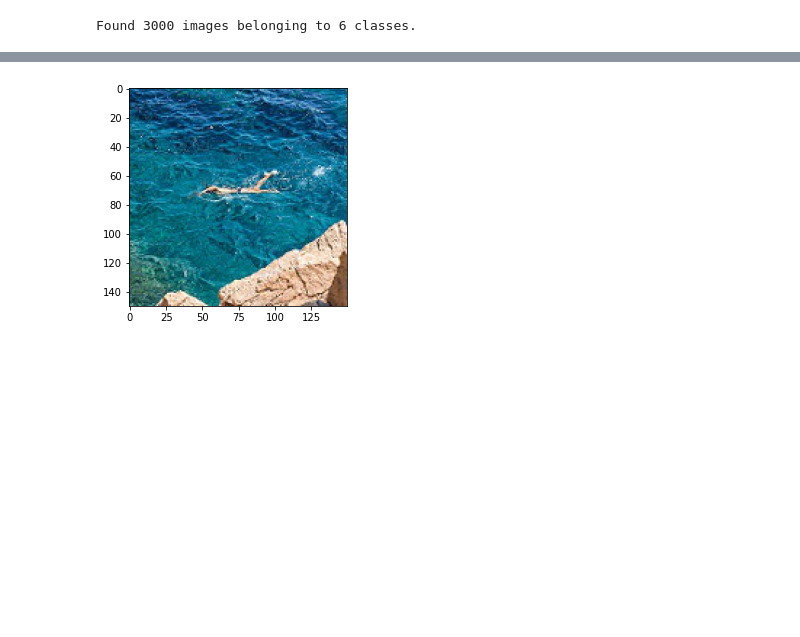
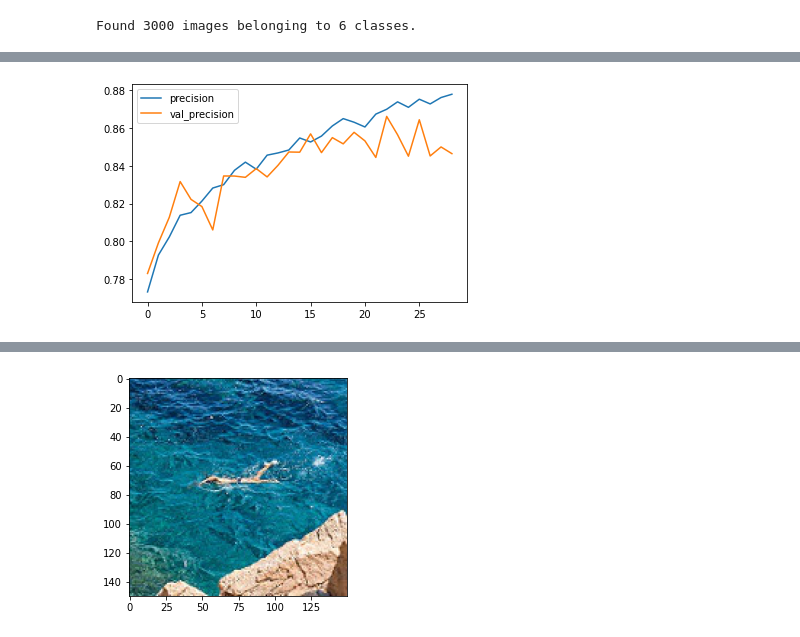
Before and after one commit to UzumakiBK/Intel-Image-Classification-Kaggle-Challenge, a Jupyter notebook: intel_image_classification.ipynb, the cells around one changed output, grey strips where cells are left out. Saved outputs shown, nothing was run; the diff lists cells and outputs as text; code cells hidden in the pictures; blank space fills up the shorter version.

```diff
--- a/intel_image_classification.ipynb
+++ b/intel_image_classification.ipynb
@@ -117,3 +140,10 @@ Epoch 00024: early stopping
+# %%
+plt.plot(history.history['precision_2'], label='precision')
+plt.plot(history.history['val_precision_2'], label='val_precision')
+plt.legend()
+plt.show()
+# %% [output]
+[figure, added]
 # %%
 plt.plot(history.history['categorical_accuracy'], label='accuracy')
 plt.plot(history.history['val_categorical_accuracy'], label='val_accuracy')
```
Also changed, not shown: parts of 9 cells of this notebook.
